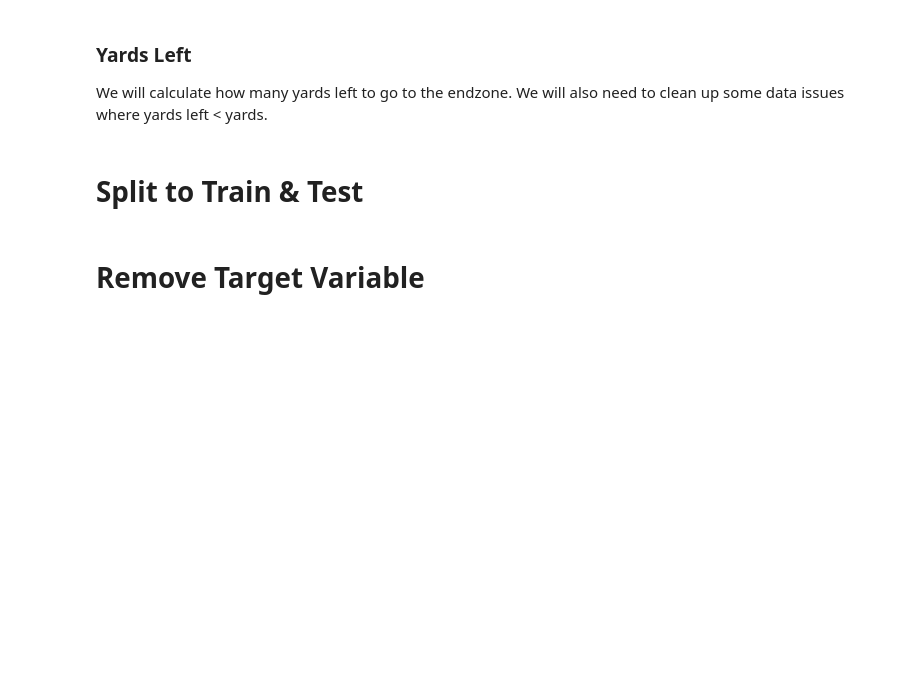
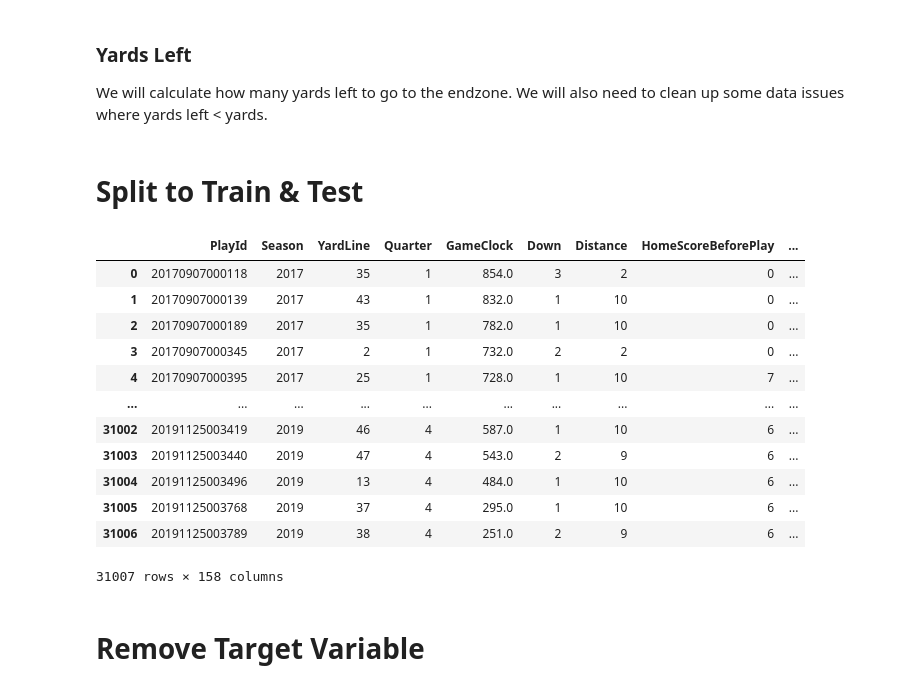
Before and after one commit to tackes/NFL_Weather_Impact, a Jupyter notebook: NFL_Tensorflow_model.ipynb, the cells around one changed output. Cells and saved outputs as stored; diff of their text form; code cells hidden in the pictures; blank space fills up the shorter version.

```diff
--- a/NFL_Tensorflow_model.ipynb
+++ b/NFL_Tensorflow_model.ipynb
@@ -551,5 +547,21 @@ train.drop(train.index[(train['YardsLeft']<train['Yards']) | (train['YardsLeft']
 # %% [markdown]
 # Split to Train & Test
+# %%
+train_final.fillna(-1)
+# %% [output]
+|  | PlayId | Season | YardLine | Quarter | GameClock | Down | Distance | HomeScoreBeforePlay | ... |
+| 0 | 20170907000118 | 2017 | 35 | 1 | 854.0 | 3 | 2 | 0 | ... |
+| 1 | 20170907000139 | 2017 | 43 | 1 | 832.0 | 1 | 10 | 0 | ... |
+| 2 | 20170907000189 | 2017 | 35 | 1 | 782.0 | 1 | 10 | 0 | ... |
+| 3 | 20170907000345 | 2017 | 2 | 1 | 732.0 | 2 | 2 | 0 | ... |
+| 4 | 20170907000395 | 2017 | 25 | 1 | 728.0 | 1 | 10 | 7 | ... |
+| ... | ... | ... | ... | ... | ... | ... | ... | ... | ... |
+| 31002 | 20191125003419 | 2019 | 46 | 4 | 587.0 | 1 | 10 | 6 | ... |
+| 31003 | 20191125003440 | 2019 | 47 | 4 | 543.0 | 2 | 9 | 6 | ... |
+| 31004 | 20191125003496 | 2019 | 13 | 4 | 484.0 | 1 | 10 | 6 | ... |
+| 31005 | 20191125003768 | 2019 | 37 | 4 | 295.0 | 1 | 10 | 6 | ... |
+| 31006 | 20191125003789 | 2019 | 38 | 4 | 251.0 | 2 | 9 | 6 | ... |
+31007 rows × 158 columns
 # %%
 train_df = train_final[train_final.Season ==2019]
 test_df = train_final[train_final.Season !=2019]
```
Also changed, not shown: parts of 14 cells of this notebook.
